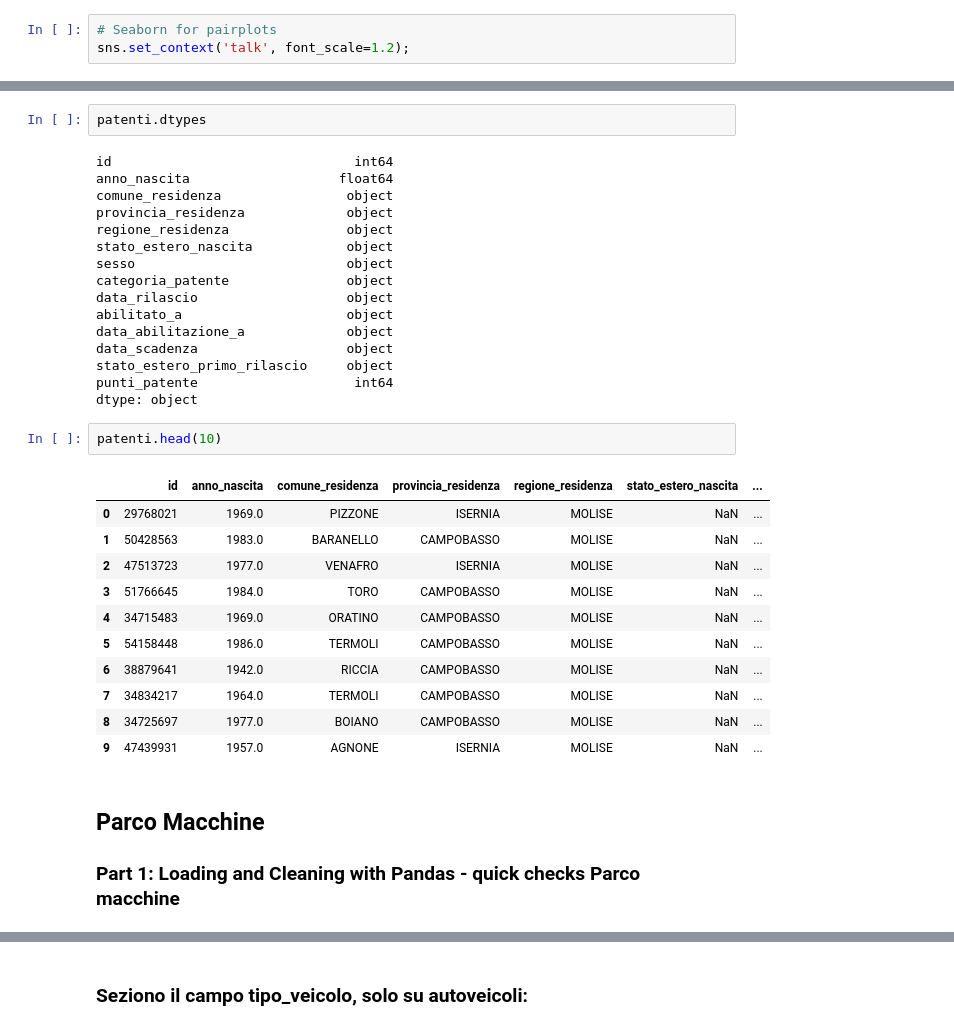
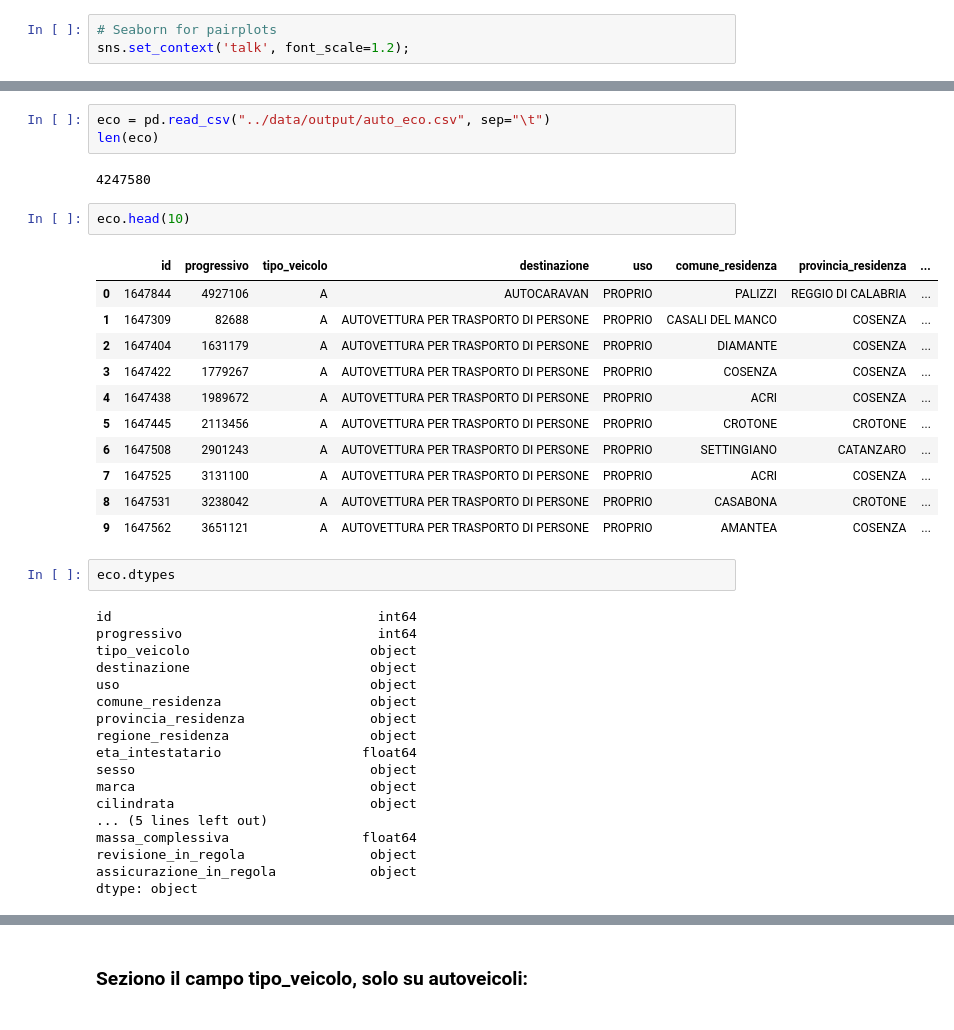
Before and after one commit to mariaclaudia/DAF_EDA_MIT_Patenti-ParcoMacchine, a Jupyter notebook: notebooks/2_MIT_Parco_Macchine_Ecologiche-EDA.ipynb, the cells around one changed output, grey strips where cells are left out. Cells and saved outputs as stored; diff of their text form.

```diff
--- a/notebooks/2_MIT_Parco_Macchine_Ecologiche-EDA.ipynb
+++ b/notebooks/2_MIT_Parco_Macchine_Ecologiche-EDA.ipynb
@@ -63,35 +84,39 @@ len(patenti)
+# %%
+eco = pd.read_csv("../data/output/auto_eco.csv", sep="\t")
+len(eco)
+# %% [output]
+4247580
+# %%
+eco.head(10)
+# %% [output]
+|  | id | progressivo | tipo_veicolo | destinazione | uso | comune_residenza | provincia_residenza | ... |
+| 0 | 1647844 | 4927106 | A | AUTOCARAVAN | PROPRIO | PALIZZI | REGGIO DI CALABRIA | ... |
+| 1 | 1647309 | 82688 | A | AUTOVETTURA PER TRASPORTO DI PERSONE | PROPRIO | CASALI DEL MANCO | COSENZA | ... |
+| 2 | 1647404 | 1631179 | A | AUTOVETTURA PER TRASPORTO DI PERSONE | PROPRIO | DIAMANTE | COSENZA | ... |
+| 3 | 1647422 | 1779267 | A | AUTOVETTURA PER TRASPORTO DI PERSONE | PROPRIO | COSENZA | COSENZA | ... |
+| 4 | 1647438 | 1989672 | A | AUTOVETTURA PER TRASPORTO DI PERSONE | PROPRIO | ACRI | COSENZA | ... |
+| 5 | 1647445 | 2113456 | A | AUTOVETTURA PER TRASPORTO DI PERSONE | PROPRIO | CROTONE | CROTONE | ... |
+| 6 | 1647508 | 2901243 | A | AUTOVETTURA PER TRASPORTO DI PERSONE | PROPRIO | SETTINGIANO | CATANZARO | ... |
+| 7 | 1647525 | 3131100 | A | AUTOVETTURA PER TRASPORTO DI PERSONE | PROPRIO | ACRI | COSENZA | ... |
+| 8 | 1647531 | 3238042 | A | AUTOVETTURA PER TRASPORTO DI PERSONE | PROPRIO | CASABONA | CROTONE | ... |
+| 9 | 1647562 | 3651121 | A | AUTOVETTURA PER TRASPORTO DI PERSONE | PROPRIO | AMANTEA | COSENZA | ... |
 # %%
-patenti.dtypes
+eco.dtypes
 # %% [output]
-id                               int64
-anno_nascita                   float64
-comune_residenza                object
-provincia_residenza             object
-regione_residenza               object
-stato_estero_nascita            object
-sesso                           object
-categoria_patente               object
-data_rilascio                   object
-abilitato_a                     object
-data_abilitazione_a             object
-data_scadenza                   object
-stato_estero_primo_rilascio     object
-punti_patente                    int64
+id                                  int64
+progressivo                         int64
+tipo_veicolo                       object
+destinazione                       object
+uso                                object
+comune_residenza                   object
+provincia_residenza                object
+regione_residenza                  object
+eta_intestatario                  float64
+sesso                              object
+marca                              object
+cilindrata                         object
+... (5 lines left out)
+massa_complessiva                 float64
+revisione_in_regola                object
+assicurazione_in_regola            object
 dtype: object
-# %%
-patenti.head(10)
-# %% [output]
-|  | id | anno_nascita | comune_residenza | provincia_residenza | regione_residenza | stato_estero_nascita | ... |
-| 0 | 29768021 | 1969.0 | PIZZONE | ISERNIA | MOLISE | NaN | ... |
-| 1 | 50428563 | 1983.0 | BARANELLO | CAMPOBASSO | MOLISE | NaN | ... |
-| 2 | 47513723 | 1977.0 | VENAFRO | ISERNIA | MOLISE | NaN | ... |
-| 3 | 51766645 | 1984.0 | TORO | CAMPOBASSO | MOLISE | NaN | ... |
-| 4 | 34715483 | 1969.0 | ORATINO | CAMPOBASSO | MOLISE | NaN | ... |
-| 5 | 54158448 | 1986.0 | TERMOLI | CAMPOBASSO | MOLISE | NaN | ... |
-| 6 | 38879641 | 1942.0 | RICCIA | CAMPOBASSO | MOLISE | NaN | ... |
-| 7 | 34834217 | 1964.0 | TERMOLI | CAMPOBASSO | MOLISE | NaN | ... |
-| 8 | 34725697 | 1977.0 | BOIANO | CAMPOBASSO | MOLISE | NaN | ... |
-| 9 | 47439931 | 1957.0 | AGNONE | ISERNIA | MOLISE | NaN | ... |
-# %% [markdown]
-## Parco Macchine
-### Part 1: Loading and Cleaning with Pandas - quick checks Parco macchine
```
Also changed, not shown: parts of 42 cells of this notebook.
